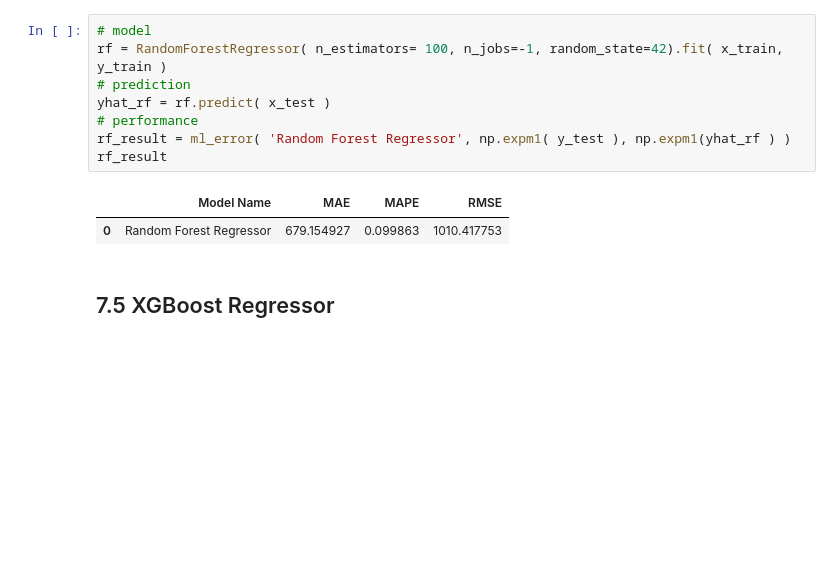
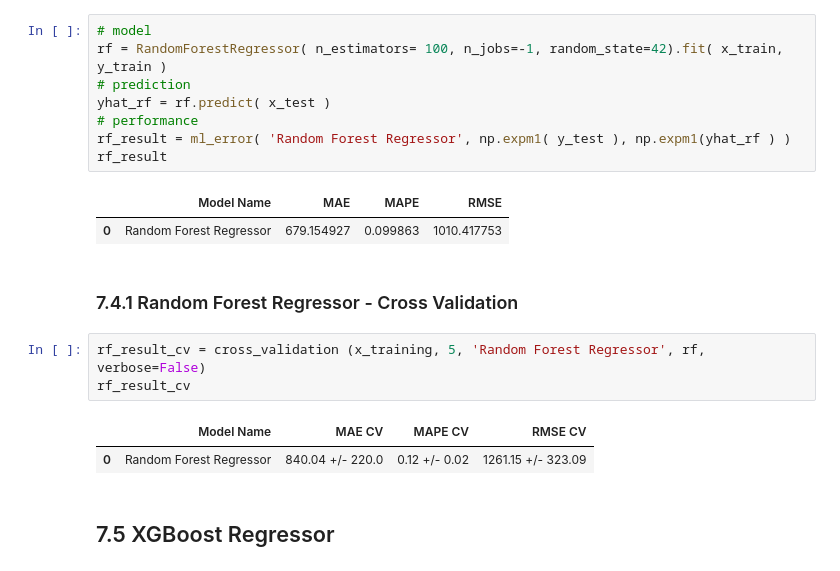
Before and after one commit to IanAndMendesDS/ds_producao, a Jupyter notebook: store_sale_prediction.ipynb, the cells around one changed output. Saved outputs shown, nothing was run; the diff lists cells and outputs as text; blank space fills up the shorter version.

```diff
--- a/store_sale_prediction.ipynb
+++ b/store_sale_prediction.ipynb
@@ -1179,6 +1217,14 @@ rf_result
 # %% [output]
 |  | Model Name | MAE | MAPE | RMSE |
 | 0 | Random Forest Regressor | 679.154927 | 0.099863 | 1010.417753 |
+# %% [markdown]
+### 7.4.1 Random Forest Regressor - Cross Validation
+# %%
+rf_result_cv = cross_validation (x_training, 5, 'Random Forest Regressor', rf, verbose=False)
+rf_result_cv
+# %% [output]
+|  | Model Name | MAE CV | MAPE CV | RMSE CV |
+| 0 | Random Forest Regressor | 840.04 +/- 220.0 | 0.12 +/- 0.02 | 1261.15 +/- 323.09 |
 # %% [markdown]
 ## 7.5 XGBoost Regressor
 # %%
```
Also changed, not shown: parts of 27 cells of this notebook.
